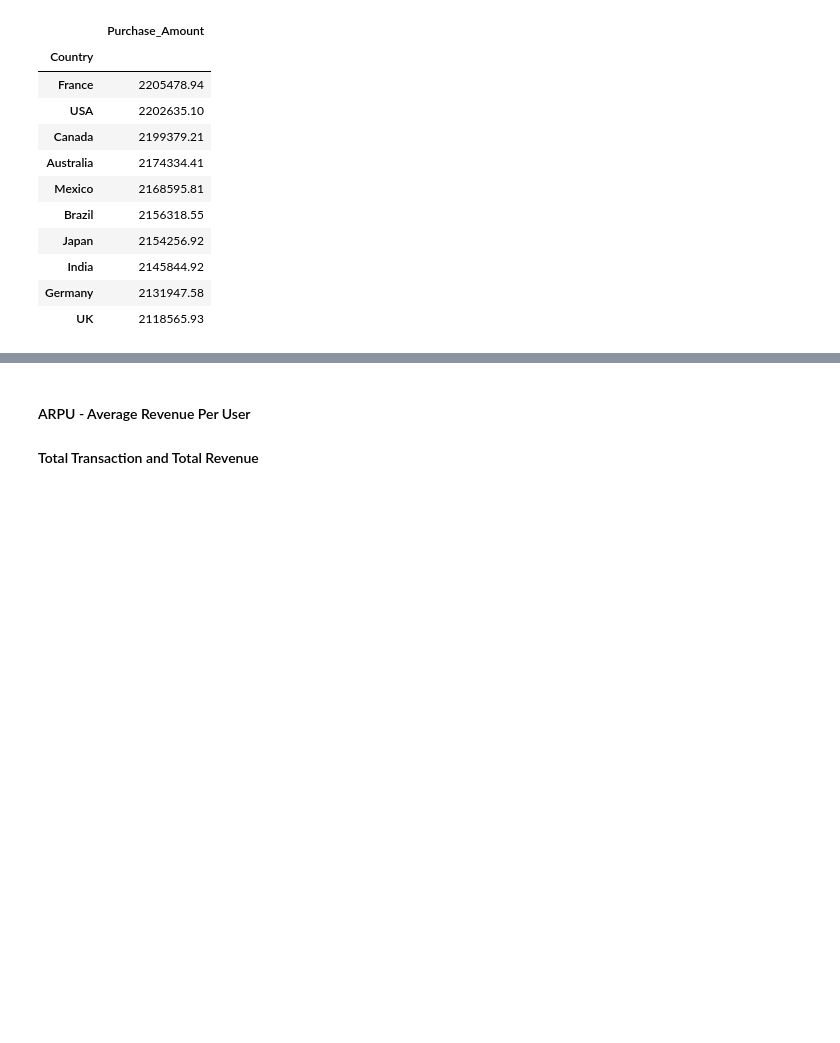
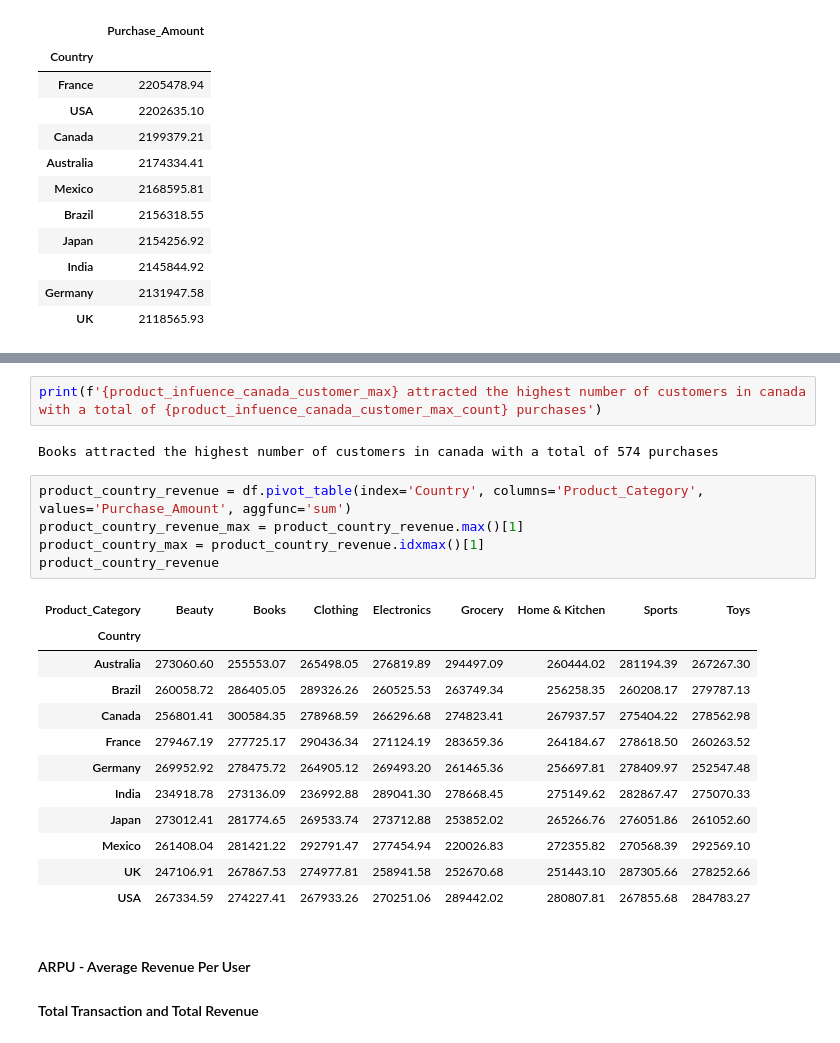
Before and after one commit to Chi-Matty/Customer-Value-Segmentation-Revenue-Behaviour-Analysis-for-E-Commerce-Growth, a Jupyter notebook: ecommerce_transactionssxlsx.ipynb, the cells around one changed output, grey strips where cells are left out. Drawn from its saved outputs; the diff is of its cells as text; blank space fills up the shorter version.

```diff
--- a/ecommerce_transactionssxlsx.ipynb
+++ b/ecommerce_transactionssxlsx.ipynb
@@ -106,3 +181,25 @@ country_revenue
+# %%
+print(f'{product_infuence_canada_customer_max} attracted the highest number of customers in canada with a total of {product_infuence_canada_customer_max_count} purchases')
+# %% [output]
+Books attracted the highest number of customers in canada with a total of 574 purchases
+# %%
+product_country_revenue = df.pivot_table(index='Country', columns='Product_Category', values='Purchase_Amount', aggfunc='sum')
+product_country_revenue_max = product_country_revenue.max()[1]
+product_country_max = product_country_revenue.idxmax()[1]
+product_country_revenue
+# %% [output]
+| Product_Category | Beauty | Books | Clothing | Electronics | Grocery | Home & Kitchen | Sports | Toys |
+| Country |  |  |  |  |  |  |  |  |
+| Australia | 273060.60 | 255553.07 | 265498.05 | 276819.89 | 294497.09 | 260444.02 | 281194.39 | 267267.30 |
+| Brazil | 260058.72 | 286405.05 | 289326.26 | 260525.53 | 263749.34 | 256258.35 | 260208.17 | 279787.13 |
+| Canada | 256801.41 | 300584.35 | 278968.59 | 266296.68 | 274823.41 | 267937.57 | 275404.22 | 278562.98 |
+| France | 279467.19 | 277725.17 | 290436.34 | 271124.19 | 283659.36 | 264184.67 | 278618.50 | 260263.52 |
+| Germany | 269952.92 | 278475.72 | 264905.12 | 269493.20 | 261465.36 | 256697.81 | 278409.97 | 252547.48 |
+| India | 234918.78 | 273136.09 | 236992.88 | 289041.30 | 278668.45 | 275149.62 | 282867.47 | 275070.33 |
+| Japan | 273012.41 | 281774.65 | 269533.74 | 273712.88 | 253852.02 | 265266.76 | 276051.86 | 261052.60 |
+| Mexico | 261408.04 | 281421.22 | 292791.47 | 277454.94 | 220026.83 | 272355.82 | 270568.39 | 292569.10 |
+| UK | 247106.91 | 267867.53 | 274977.81 | 258941.58 | 252670.68 | 251443.10 | 287305.66 | 278252.66 |
+| USA | 267334.59 | 274227.41 | 267933.26 | 270251.06 | 289442.02 | 280807.81 | 267855.68 | 284783.27 |
 # %% [markdown]
 #### ARPU - Average Revenue Per User
 #### Total Transaction and Total Revenue
```
Also changed, not shown: parts of 19 cells of this notebook.
